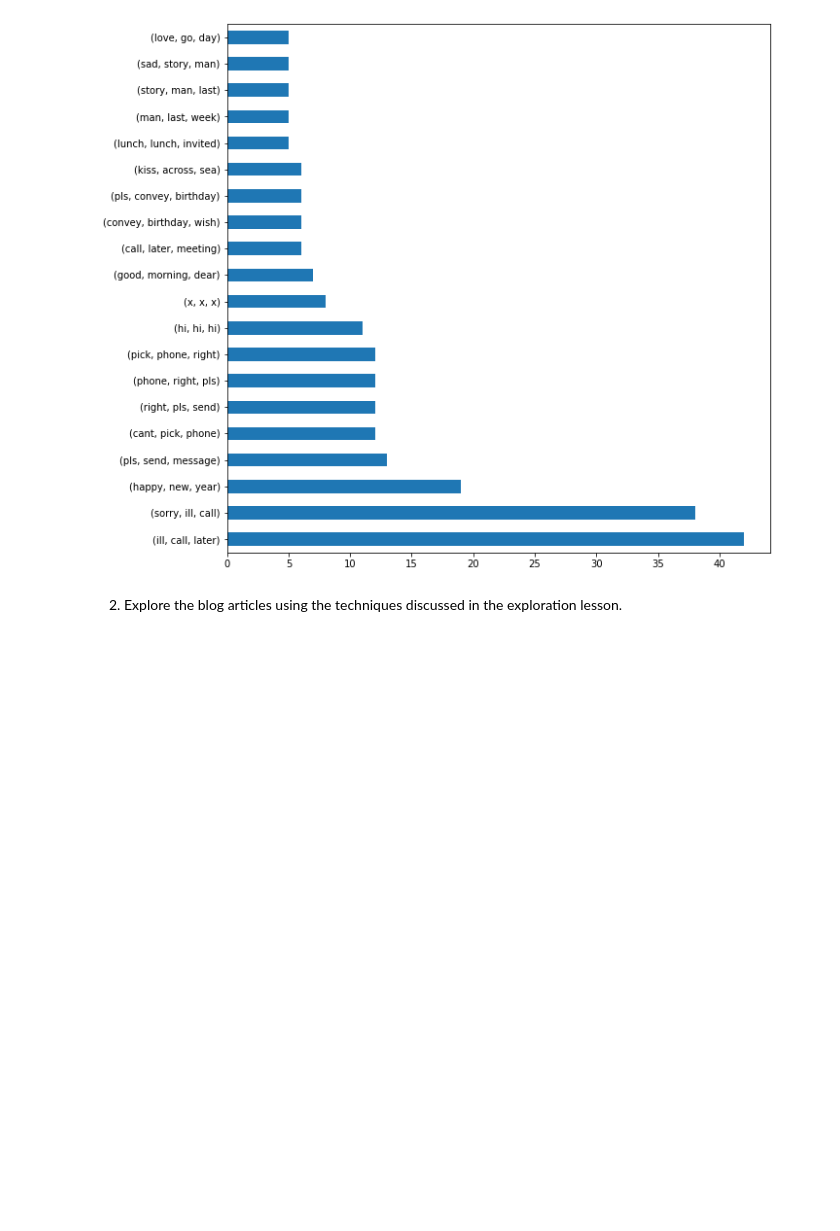
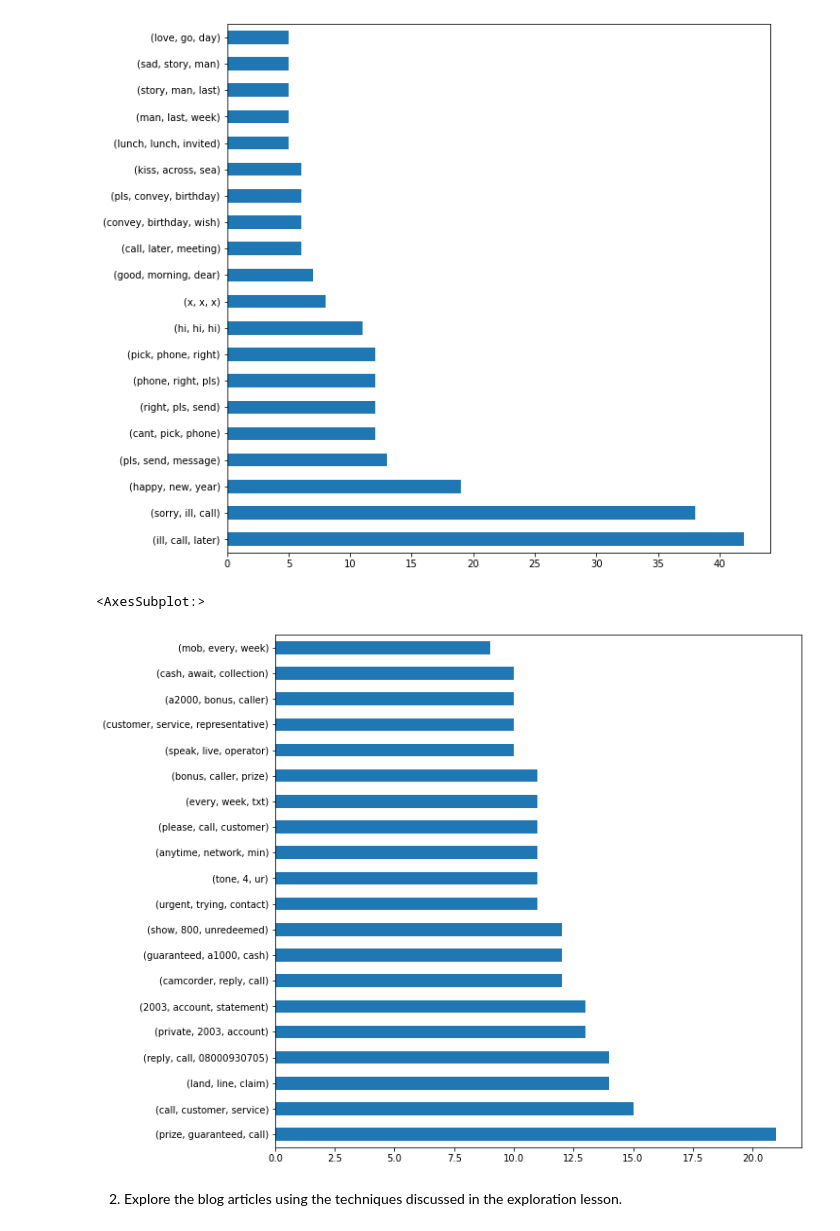
Before and after one commit to stephenfitzsimon/natural-language-processing-exercises, a Jupyter notebook: explore_notebook.ipynb, the cells around one changed output. Drawn from its saved outputs; the diff is of its cells as text; code cells hidden in the pictures; blank space fills up the shorter version.

```diff
--- a/explore_notebook.ipynb
+++ b/explore_notebook.ipynb
@@ -195,6 +235,12 @@ make_bigrams(ham_corpus, n = 3).nlargest(20).plot.barh()
 # %% [output]
 <AxesSubplot:>
 [figure]
+# %%
+plt.figure(figsize=(10,10))
+make_bigrams(spam_corpus, n = 3).nlargest(20).plot.barh()
+# %% [output]
+<AxesSubplot:>
+[figure, added]
 # %% [markdown]
 2. Explore the blog articles using the techniques discussed in the exploration lesson.
 # %%
```
Also changed, not shown: parts of 13 cells of this notebook, 1 other file.
